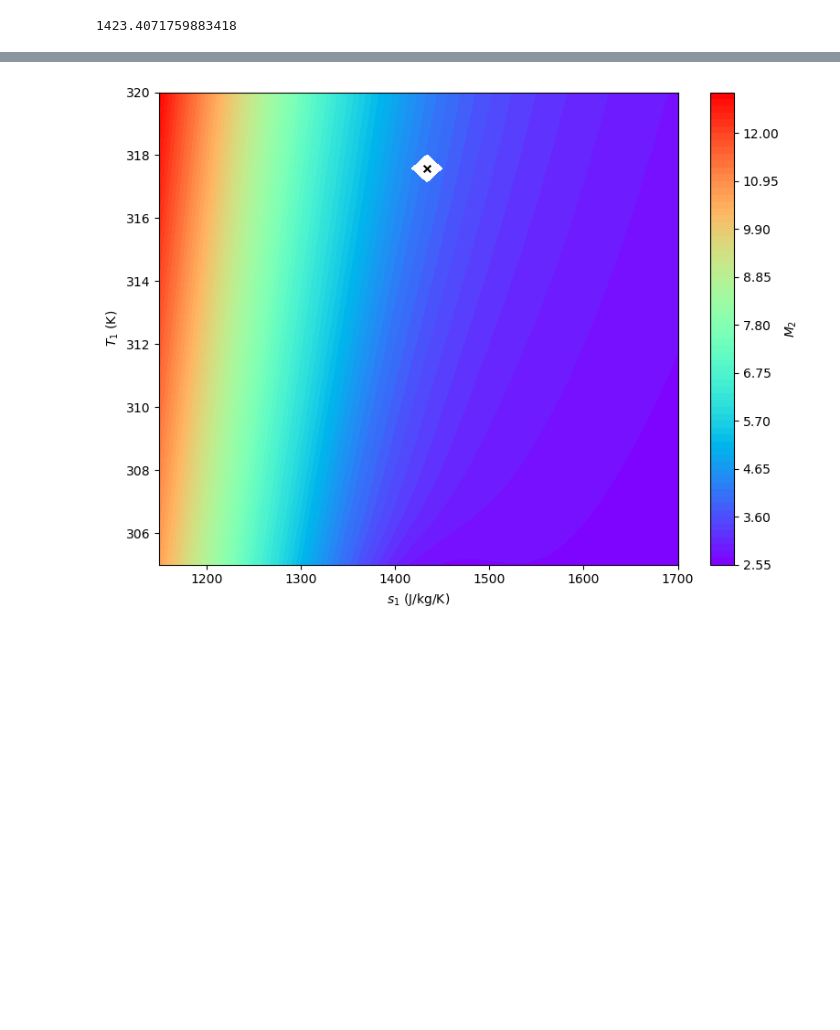
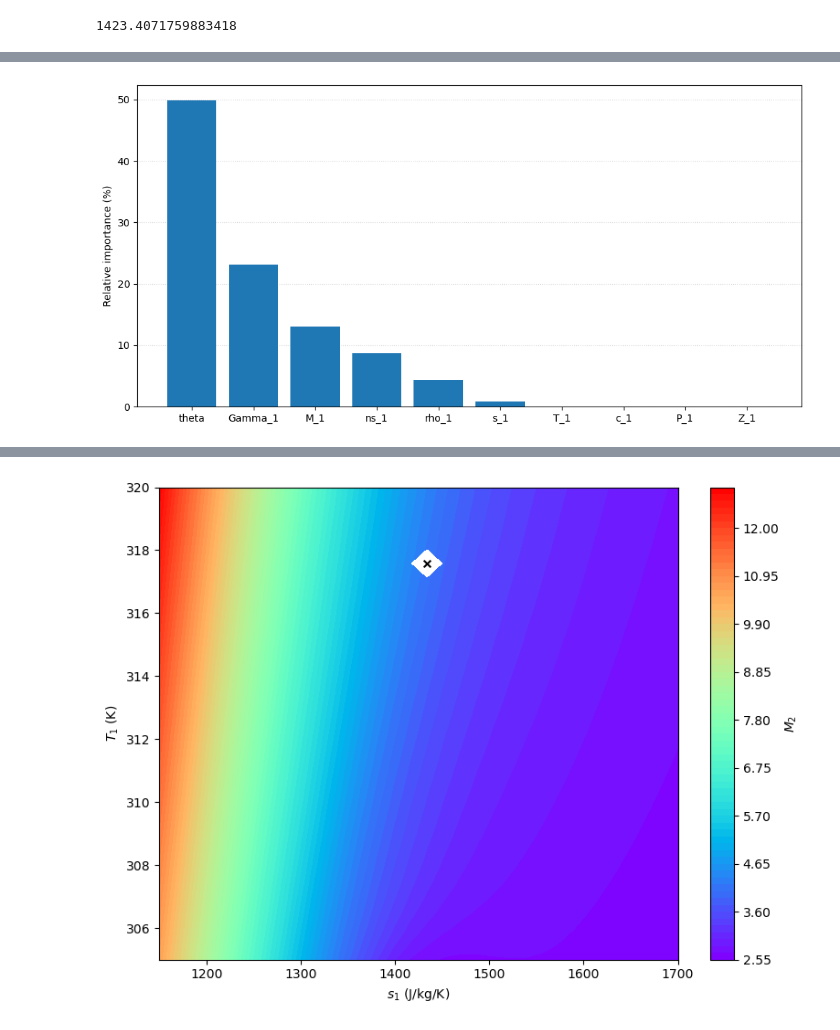
Before and after one commit to Yingfangeng/Real_gas_Prandtl_Meyer, a Jupyter notebook: visualisation.ipynb, the cells around one changed output, grey strips where cells are left out. Saved outputs shown, nothing was run; the diff lists cells and outputs as text; code cells hidden in the pictures; blank space fills up the shorter version.

Commit message:
Sensitivity study code added

```diff
--- a/visualisation.ipynb
+++ b/visualisation.ipynb
@@ -17,0 +23,4 @@ print(S_c)
+# %%
+plot_sensitivity_study('sensitivity_results.csv')
+# %% [output]
+[figure, added]
```
Also changed, not shown: parts of 3 cells of this notebook, 7 other files.
